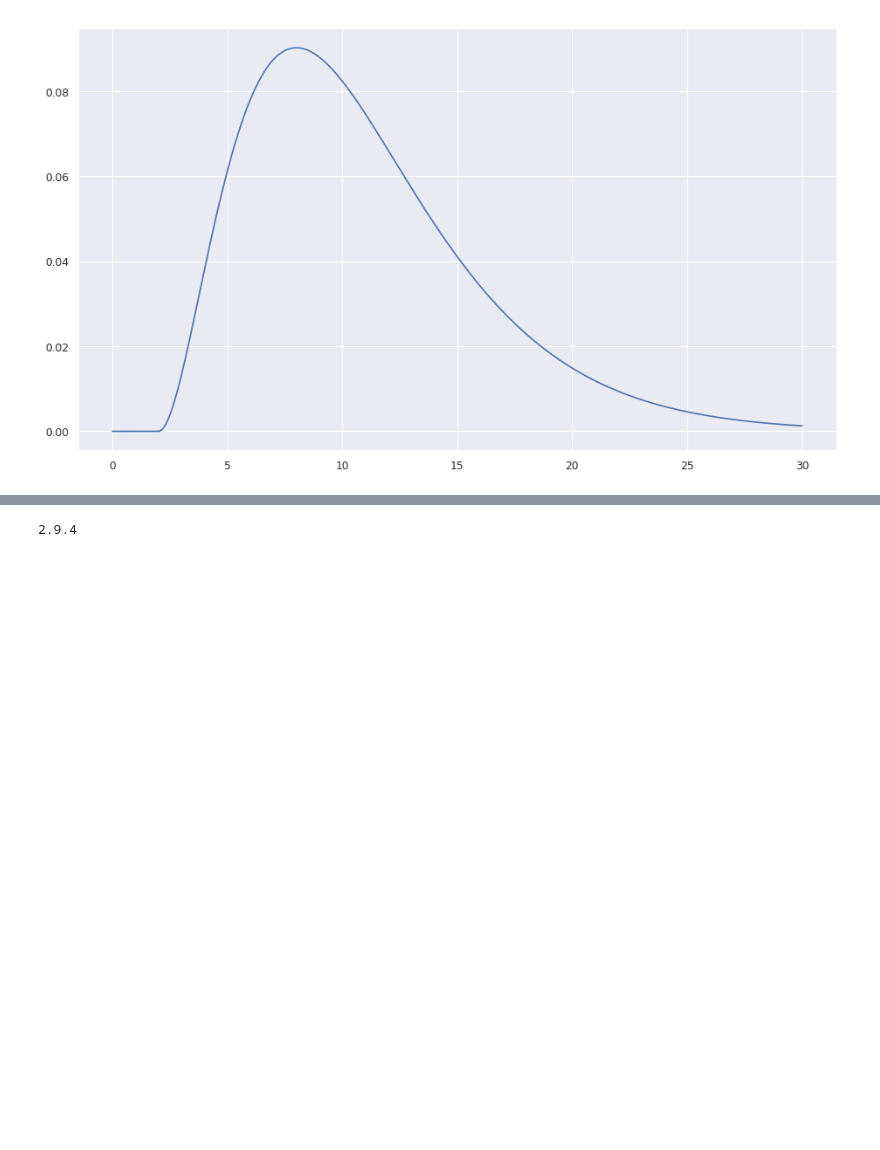
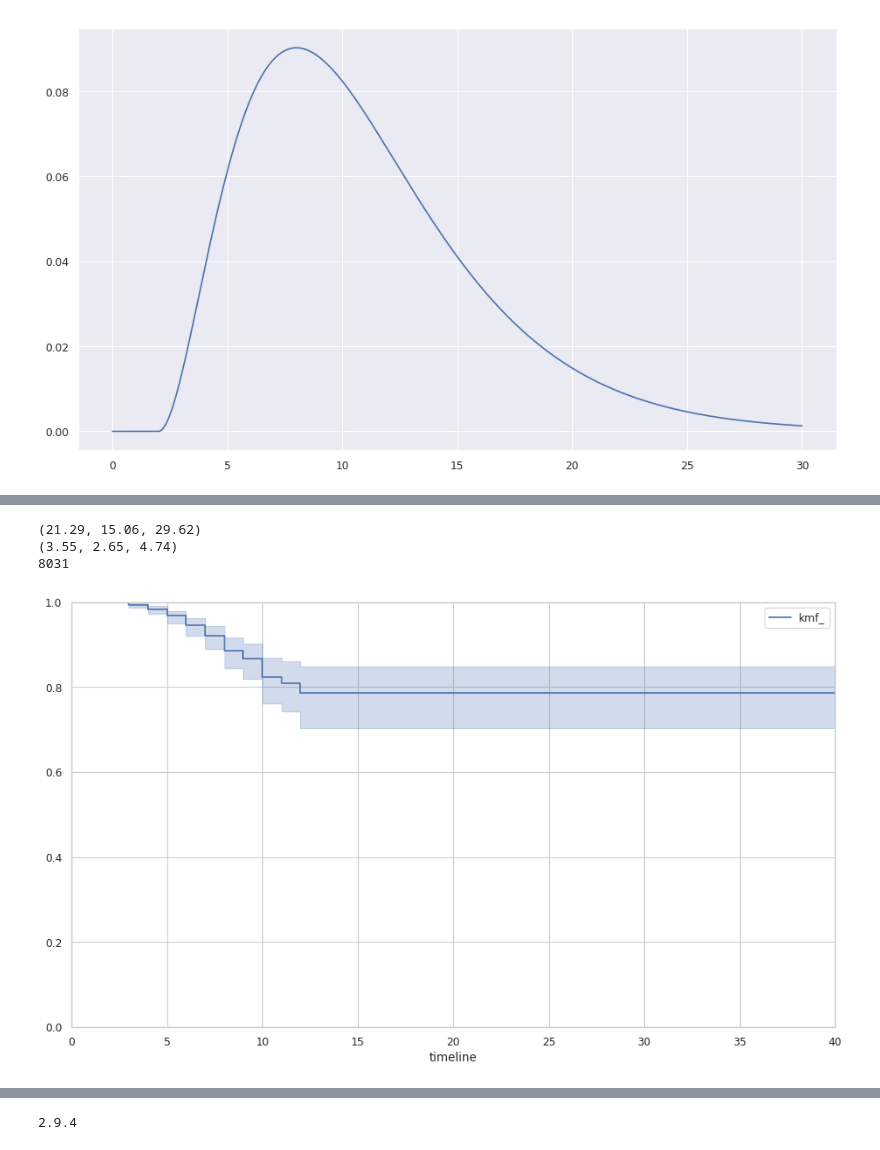
Before and after one commit to cs224/covid-19-data-analysis, a Jupyter notebook: covid-19-survival.ipynb, the cells around one changed output, grey strips where cells are left out. Drawn from its saved outputs; the diff is of its cells as text; code cells hidden in the pictures; blank space fills up the shorter version.

```diff
--- a/covid-19-survival.ipynb
+++ b/covid-19-survival.ipynb
@@ -400,0 +402,14 @@ france_mortality_analysis.plot()
+# %%
+spain_mortality_analysis = MortalityAnalysis('Spain')
+spain_mortality_analysis.fit()
+spain_mortality_analysis2 = MortalityAnalysis('Spain', first_date=pd.to_datetime('2020-03-03'), init_add=400, mult=3.0)
+spain_mortality_analysis2.fit()
+print(spain_mortality_analysis.death_rate())
+print(spain_mortality_analysis2.death_rate())
+print(spain_mortality_analysis2.prepend_df['confirmed'].iloc[-1])
+spain_mortality_analysis.plot()
+# %% [output]
+(21.29, 15.06, 29.62)
+(3.55, 2.65, 4.74)
+8031
+[figure, added]
```
Also changed, not shown: parts of 11 cells of this notebook, 1 other file.
